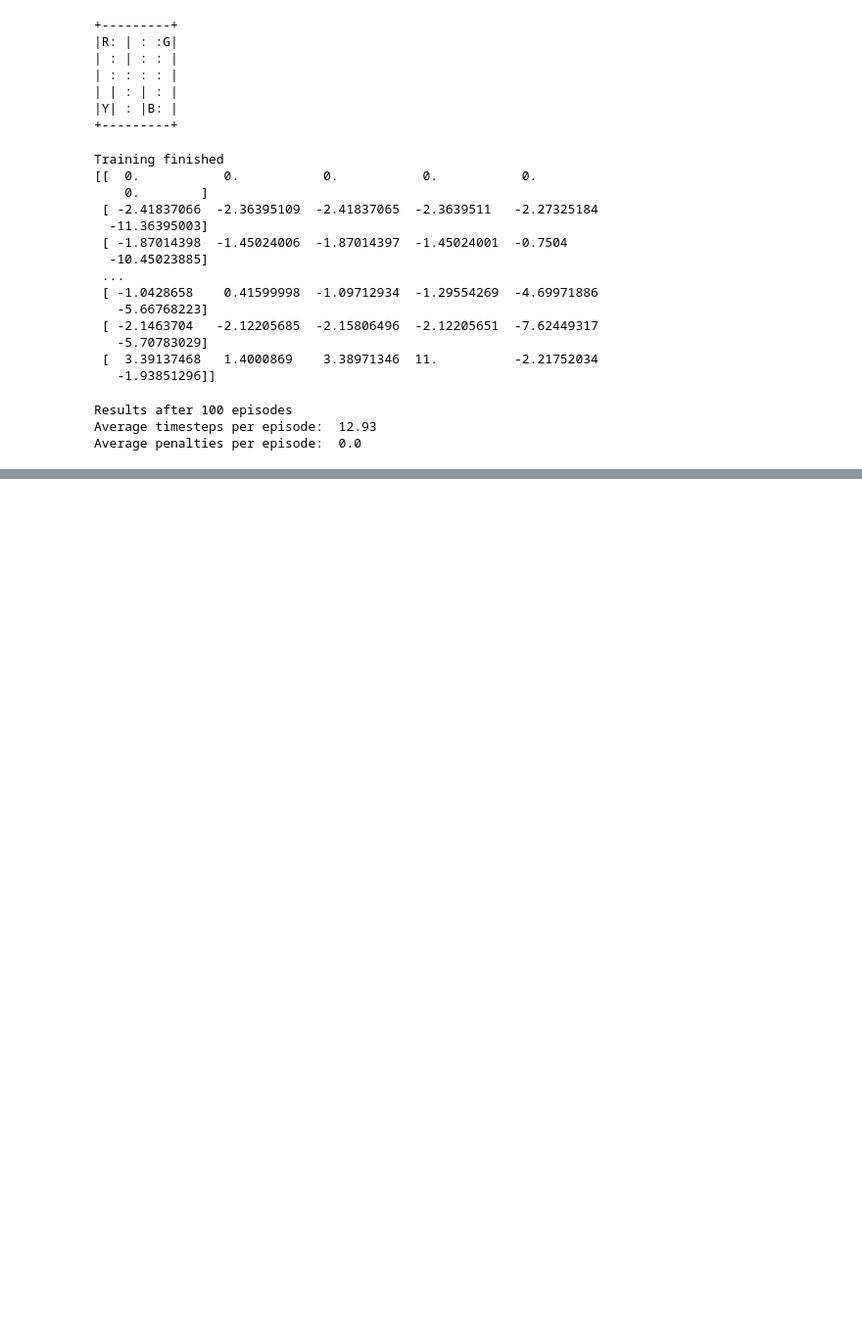
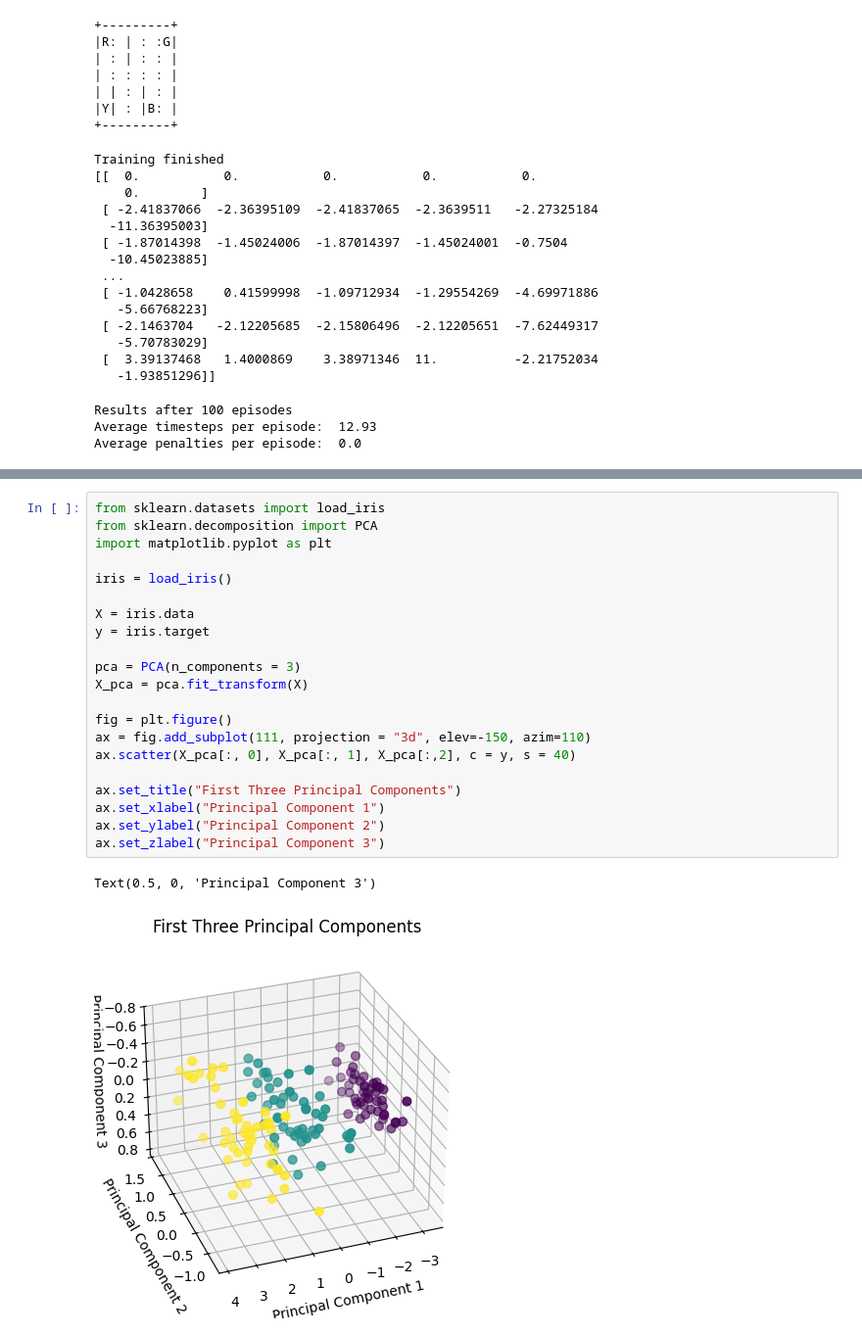
Before and after one commit to orhanaydinn/machineLearning, a Jupyter notebook: machineLearning_Techniques.ipynb, the cells around one changed output, grey strips where cells are left out. Shown at 98% size. Saved outputs shown, nothing was run; the diff lists cells and outputs as text; blank space fills up the shorter version.

```diff
--- a/machineLearning_Techniques.ipynb
+++ b/machineLearning_Techniques.ipynb
@@ -2373,0 +2394,24 @@ Average penalties per episode:  0.0
+# %%
+from sklearn.datasets import load_iris
+from sklearn.decomposition import PCA
+import matplotlib.pyplot as plt
+
+iris = load_iris()
+
+X = iris.data
+y = iris.target
+
+pca = PCA(n_components = 3)
+X_pca = pca.fit_transform(X)
+
+fig = plt.figure()
+ax = fig.add_subplot(111, projection = "3d", elev=-150, azim=110)
+ax.scatter(X_pca[:, 0], X_pca[:, 1], X_pca[:,2], c = y, s = 40)
+
+ax.set_title("First Three Principal Components")
+ax.set_xlabel("Principal Component 1")
+ax.set_ylabel("Principal Component 2")
+ax.set_zlabel("Principal Component 3")
+# %% [output]
+Text(0.5, 0, 'Principal Component 3')
+[figure, added]
```
Also changed, not shown: parts of 10 cells of this notebook.
